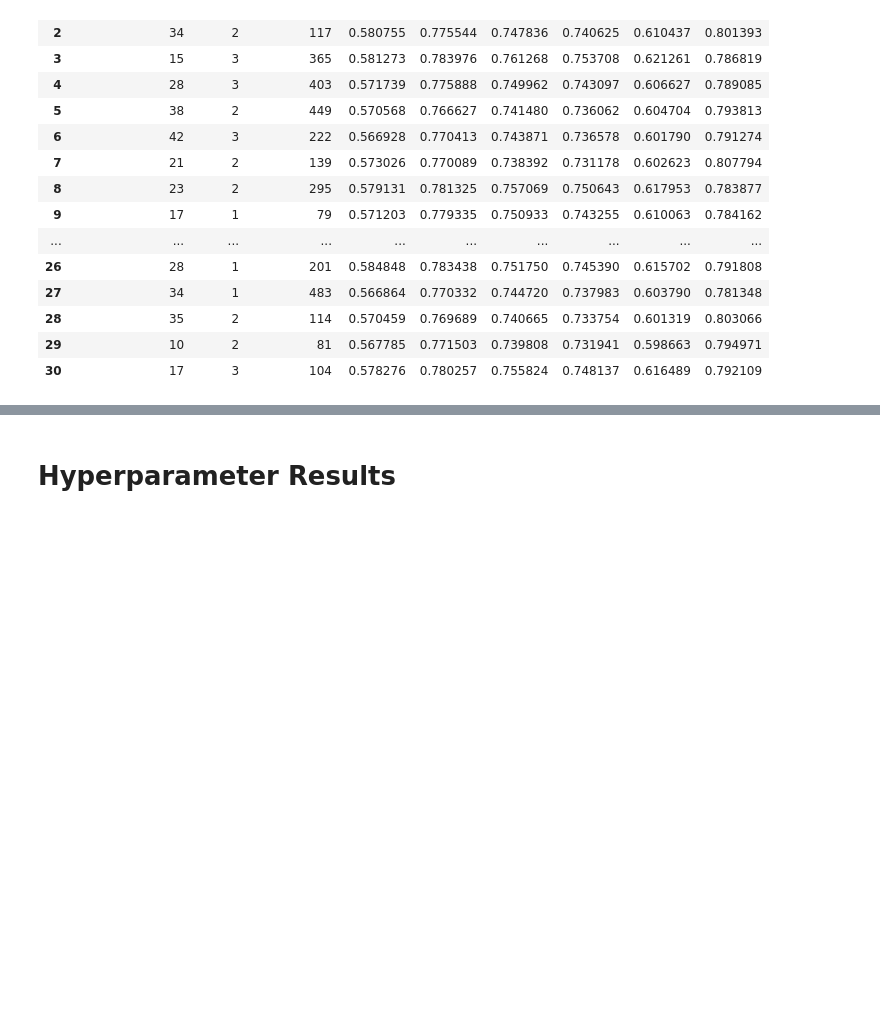
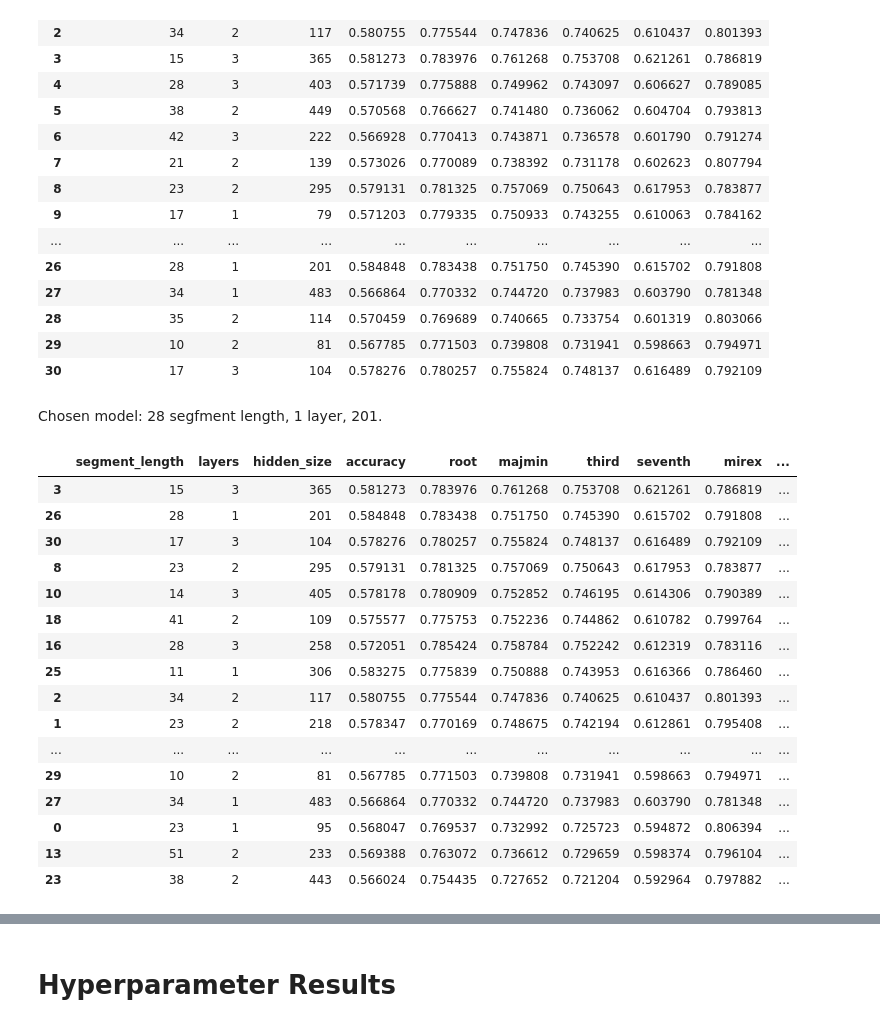
Before and after one commit to PierreRL/AutomaticChordRecognition, a Jupyter notebook: notebooks/hparam_search.ipynb, the cells around one changed output, grey strips where cells are left out. Saved outputs shown, nothing was run; the diff lists cells and outputs as text; code cells hidden in the pictures; blank space fills up the shorter version.

```diff
--- a/notebooks/hparam_search.ipynb
+++ b/notebooks/hparam_search.ipynb
@@ -59,3 +59,37 @@ df
 | 28 | 35 | 2 | 114 | 0.570459 | 0.769689 | 0.740665 | 0.733754 | 0.601319 | 0.803066 |
 | 29 | 10 | 2 | 81 | 0.567785 | 0.771503 | 0.739808 | 0.731941 | 0.598663 | 0.794971 |
 | 30 | 17 | 3 | 104 | 0.578276 | 0.780257 | 0.755824 | 0.748137 | 0.616489 | 0.792109 |
+# %% [markdown]
+Chosen model: 28 segfment length, 1 layer, 201.
+# %%
+# Ranks
+df['rank_accuracy'] = df['accuracy'].rank(ascending=False)
+df['rank_root'] = df['root'].rank(ascending=False)
+df['rank_majmin'] = df['majmin'].rank(ascending=False)
+df['rank_third'] = df['third'].rank(ascending=False)
+df['rank_seventh'] = df['seventh'].rank(ascending=False)
+df['rank_mirex'] = df['mirex'].rank(ascending=False)
+
+df['rank_sum'] = df['rank_accuracy'] + df['rank_root'] + df['rank_majmin'] + df['rank_third'] + df['rank_seventh'] + df['rank_mirex']
+df['rank_sum'] = df['rank_sum'].rank(ascending=True)
+
+df = df.sort_values('rank_sum')
+df
+# %% [output]
+|  | segment_length | layers | hidden_size | accuracy | root | majmin | third | seventh | mirex | ... |
+| 3 | 15 | 3 | 365 | 0.581273 | 0.783976 | 0.761268 | 0.753708 | 0.621261 | 0.786819 | ... |
+| 26 | 28 | 1 | 201 | 0.584848 | 0.783438 | 0.751750 | 0.745390 | 0.615702 | 0.791808 | ... |
+| 30 | 17 | 3 | 104 | 0.578276 | 0.780257 | 0.755824 | 0.748137 | 0.616489 | 0.792109 | ... |
+| 8 | 23 | 2 | 295 | 0.579131 | 0.781325 | 0.757069 | 0.750643 | 0.617953 | 0.783877 | ... |
+| 10 | 14 | 3 | 405 | 0.578178 | 0.780909 | 0.752852 | 0.746195 | 0.614306 | 0.790389 | ... |
+| 18 | 41 | 2 | 109 | 0.575577 | 0.775753 | 0.752236 | 0.744862 | 0.610782 | 0.799764 | ... |
+| 16 | 28 | 3 | 258 | 0.572051 | 0.785424 | 0.758784 | 0.752242 | 0.612319 | 0.783116 | ... |
+| 25 | 11 | 1 | 306 | 0.583275 | 0.775839 | 0.750888 | 0.743953 | 0.616366 | 0.786460 | ... |
+| 2 | 34 | 2 | 117 | 0.580755 | 0.775544 | 0.747836 | 0.740625 | 0.610437 | 0.801393 | ... |
+| 1 | 23 | 2 | 218 | 0.578347 | 0.770169 | 0.748675 | 0.742194 | 0.612861 | 0.795408 | ... |
+| ... | ... | ... | ... | ... | ... | ... | ... | ... | ... | ... |
+| 29 | 10 | 2 | 81 | 0.567785 | 0.771503 | 0.739808 | 0.731941 | 0.598663 | 0.794971 | ... |
+| 27 | 34 | 1 | 483 | 0.566864 | 0.770332 | 0.744720 | 0.737983 | 0.603790 | 0.781348 | ... |
+| 0 | 23 | 1 | 95 | 0.568047 | 0.769537 | 0.732992 | 0.725723 | 0.594872 | 0.806394 | ... |
+| 13 | 51 | 2 | 233 | 0.569388 | 0.763072 | 0.736612 | 0.729659 | 0.598374 | 0.796104 | ... |
+| 23 | 38 | 2 | 443 | 0.566024 | 0.754435 | 0.727652 | 0.721204 | 0.592964 | 0.797882 | ... |
```
Also changed, not shown: parts of 1 cell of this notebook, 11 other files.
